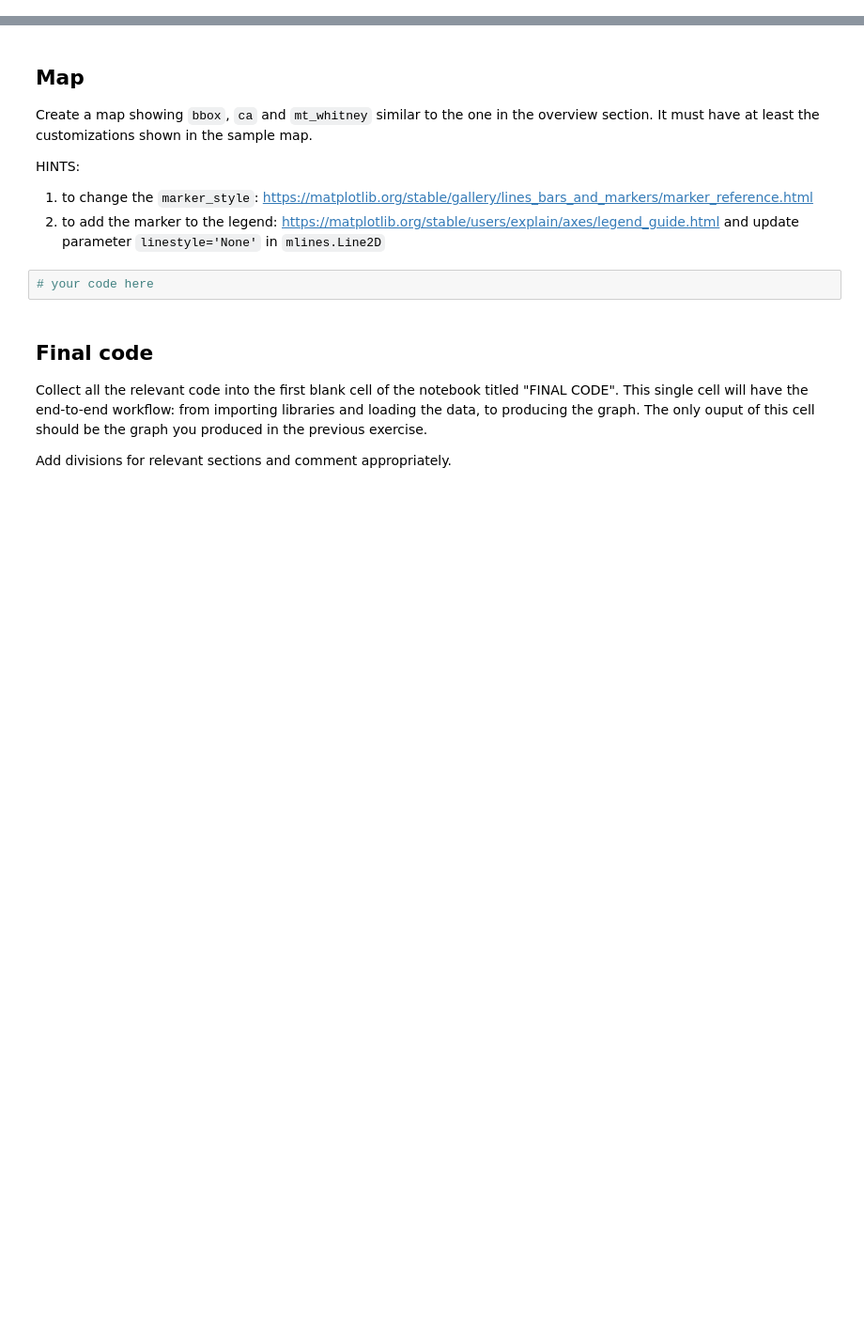
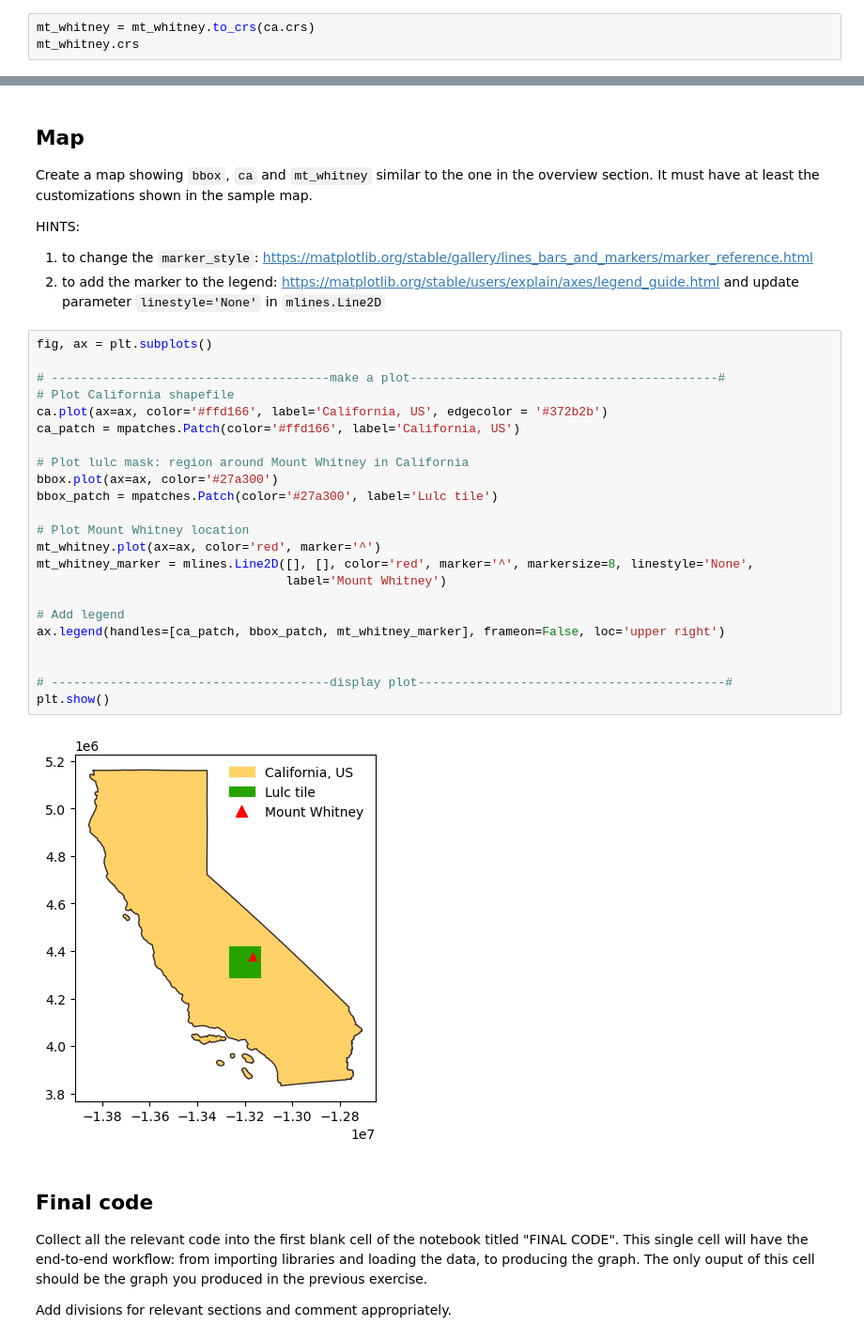
Before and after one commit to oksanaprotsukha/eds220-hwk-4, a Jupyter notebook: hwk4-task1-whitney-map.ipynb, the cells around one changed output, grey strips where cells are left out. Shown: that part at 94% size. Saved outputs shown, nothing was run; the diff lists cells and outputs as text; blank space fills up the shorter version.

```diff
--- a/hwk4-task1-whitney-map.ipynb
+++ b/hwk4-task1-whitney-map.ipynb
@@ -157,0 +214,3 @@ At the top of each one, include a comment explaining what is happening in that c
+# %%
+mt_whitney = mt_whitney.to_crs(ca.crs)
+mt_whitney.crs
@@ -164,8 +238,31 @@ It must have at least the customizations shown in the sample map.
 HINTS:
 1. to change the `marker_style`: https://matplotlib.org/stable/gallery/lines_bars_and_markers/marker_reference.html
 2. to add the marker to the legend: https://matplotlib.org/stable/users/explain/axes/legend_guide.html and update parameter `linestyle='None'` in `mlines.Line2D`
-# %%
-# your code here
+# %%
+fig, ax = plt.subplots()
+
+# --------------------------------------make a plot------------------------------------------#
+# Plot California shapefile
+ca.plot(ax=ax, color='#ffd166', label='California, US', edgecolor = '#372b2b')
+ca_patch = mpatches.Patch(color='#ffd166', label='California, US')
+
+# Plot lulc mask: region around Mount Whitney in California
+bbox.plot(ax=ax, color='#27a300')
+bbox_patch = mpatches.Patch(color='#27a300', label='Lulc tile')
+
+# Plot Mount Whitney location
+mt_whitney.plot(ax=ax, color='red', marker='^')
+mt_whitney_marker = mlines.Line2D([], [], color='red', marker='^', markersize=8, linestyle='None',
+                                  label='Mount Whitney')
+
+# Add legend
+ax.legend(handles=[ca_patch, bbox_patch, mt_whitney_marker], frameon=False, loc='upper right')
+
+
+# --------------------------------------display plot------------------------------------------#
+plt.show()
+# %% [output]
+[figure, added]
 # %% [markdown]
 ## Final code
 Collect all the relevant code into the first blank cell of the notebook titled "FINAL CODE". This single cell will have the end-to-end workflow: from importing libraries and loading the data, to producing the graph. The only ouput of this cell should be the graph you produced in the previous exercise.
```
Also changed, not shown: parts of 9 cells of this notebook.
